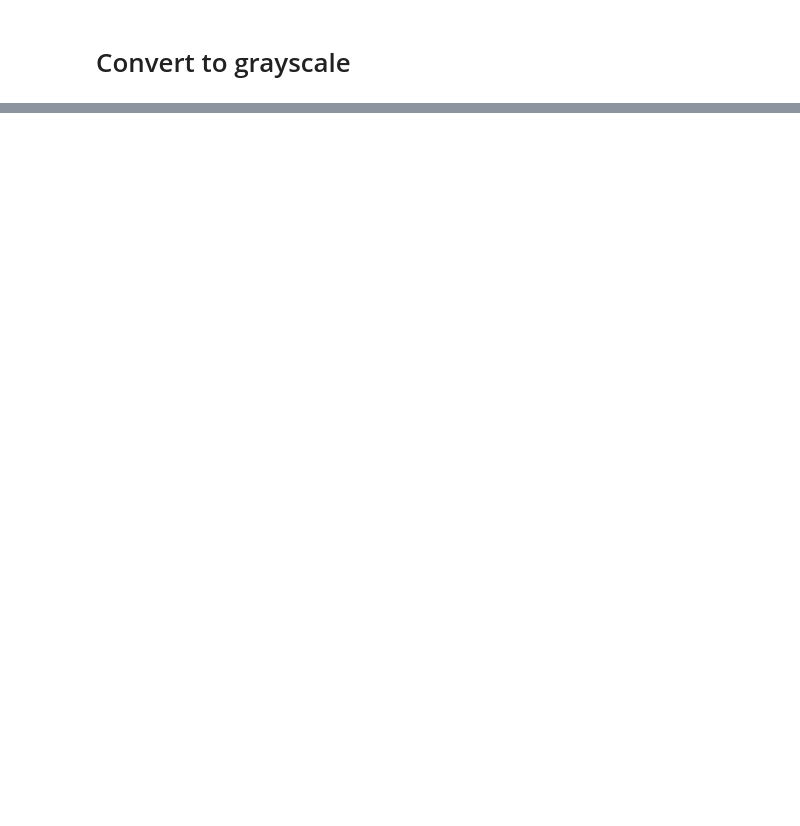
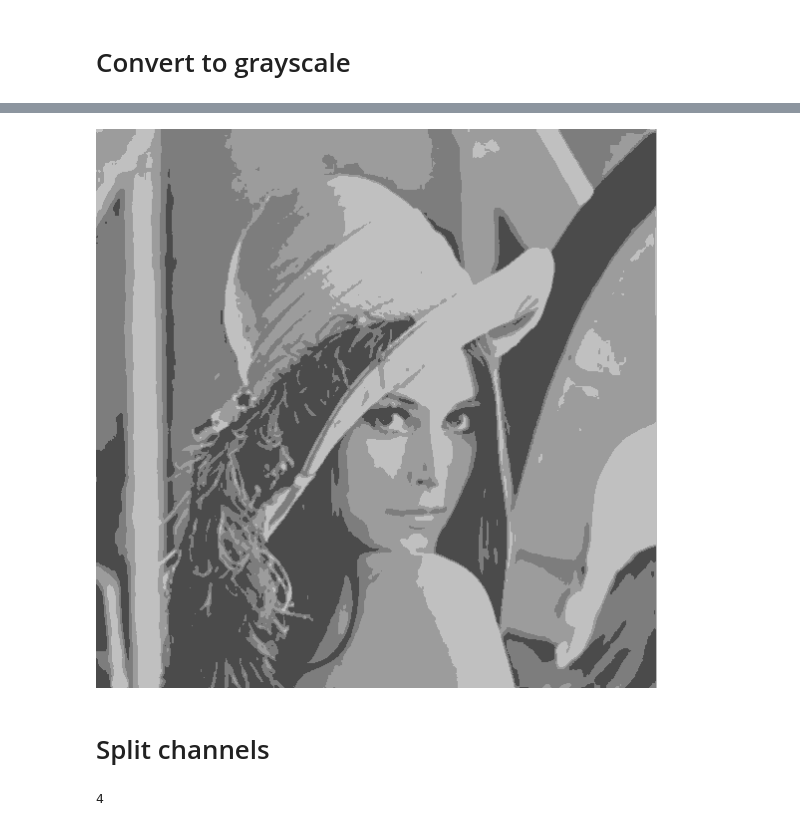
Before and after one commit to syednayeemridwan/IBM-AI-Engineering, a Jupyter notebook: 03. Introduction to Computer Vision and Image Processing/week-302/understanding image.ipynb, the cells around one changed output, grey strips where cells are left out. Saved outputs shown, nothing was run; the diff lists cells and outputs as text; code cells hidden in the pictures; blank space fills up the shorter version.

```diff
--- a/03. Introduction to Computer Vision and Image Processing/week-302/understanding image.ipynb
+++ b/03. Introduction to Computer Vision and Image Processing/week-302/understanding image.ipynb
@@ -57,0 +90,10 @@ print(gray_image.mode)
+# %%
+grayscale_image.quantize(4)
+# %% [output]
+[figure, added]
+# %% [markdown]
+# Split channels
+# %%
+len(my_image.split())
+# %% [output]
+4
```
Also changed, not shown: parts of 12 cells of this notebook, 2 other files.
